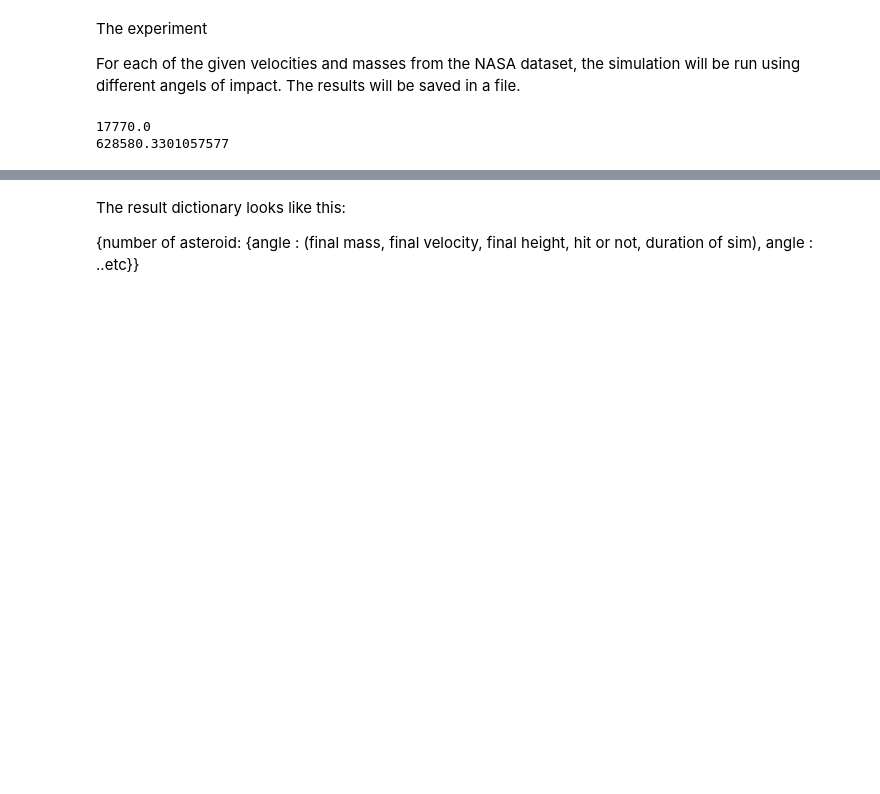
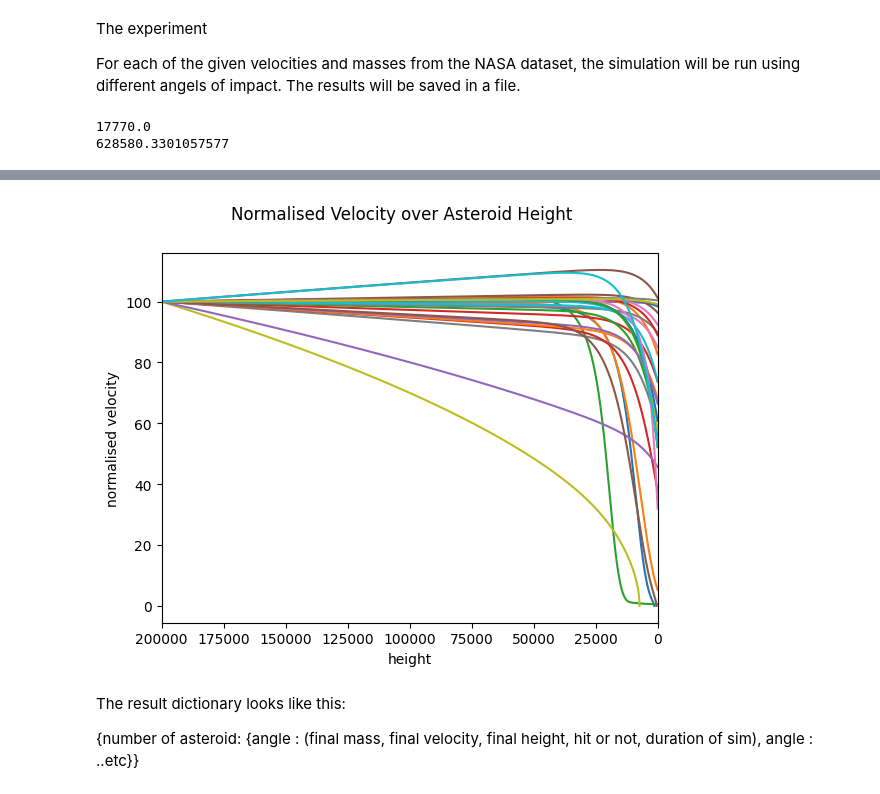
Before and after one commit to koenweverink/Roku-s-Bane, a Jupyter notebook: analysis.ipynb, the cells around one changed output, grey strips where cells are left out. Cells and saved outputs as stored; diff of their text form; code cells hidden in the pictures; blank space fills up the shorter version.

```diff
--- a/analysis.ipynb
+++ b/analysis.ipynb
@@ -123,3 +120,15 @@ defaultdict(<class 'dict'>, {0: {34.43367321346314: (15350.497591588384, 3746.76
+# %%
+for i in range(n):
+    norm_velo = [velo / results[i]['velocity'][0] * 100 for velo in results[i]['velocity']]
+    plt.plot(results[i]['height'], norm_velo)
+    plt.xlim(200000, 0)
+
+plt.xlabel('height')
+plt.ylabel('normalised velocity')
+plt.suptitle('Normalised Velocity over Asteroid Height')
+plt.show()
+# %% [output]
+[figure, added]
 # %% [markdown]
 The result dictionary looks like this:
 
```
Also changed, not shown: parts of 10 cells of this notebook, 1 other file.
